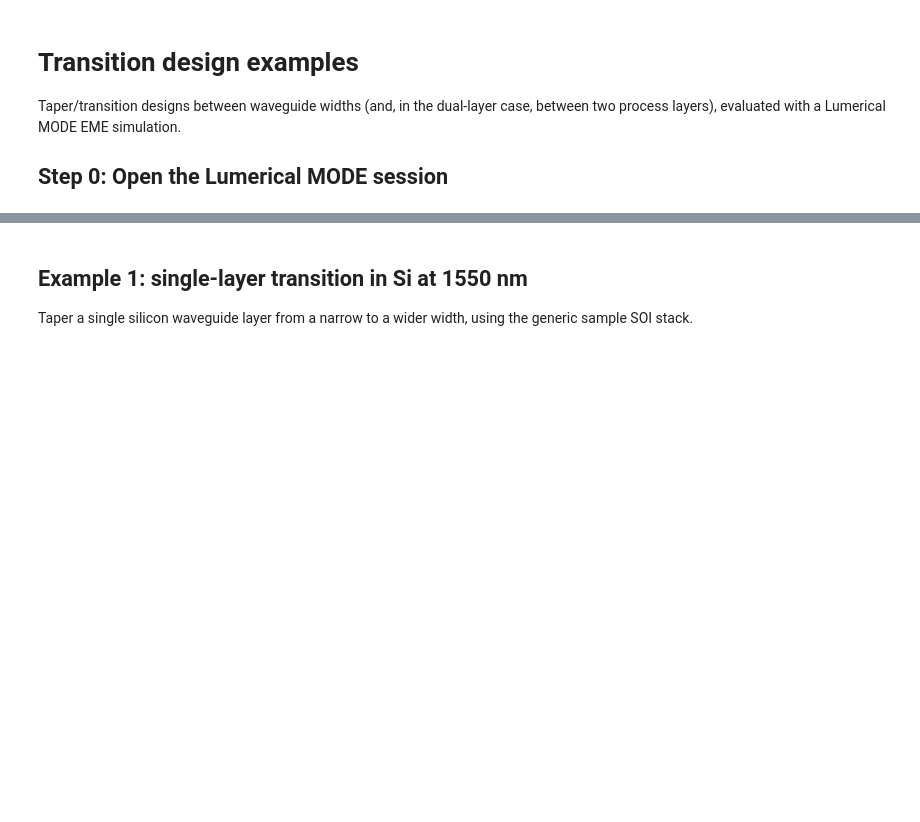
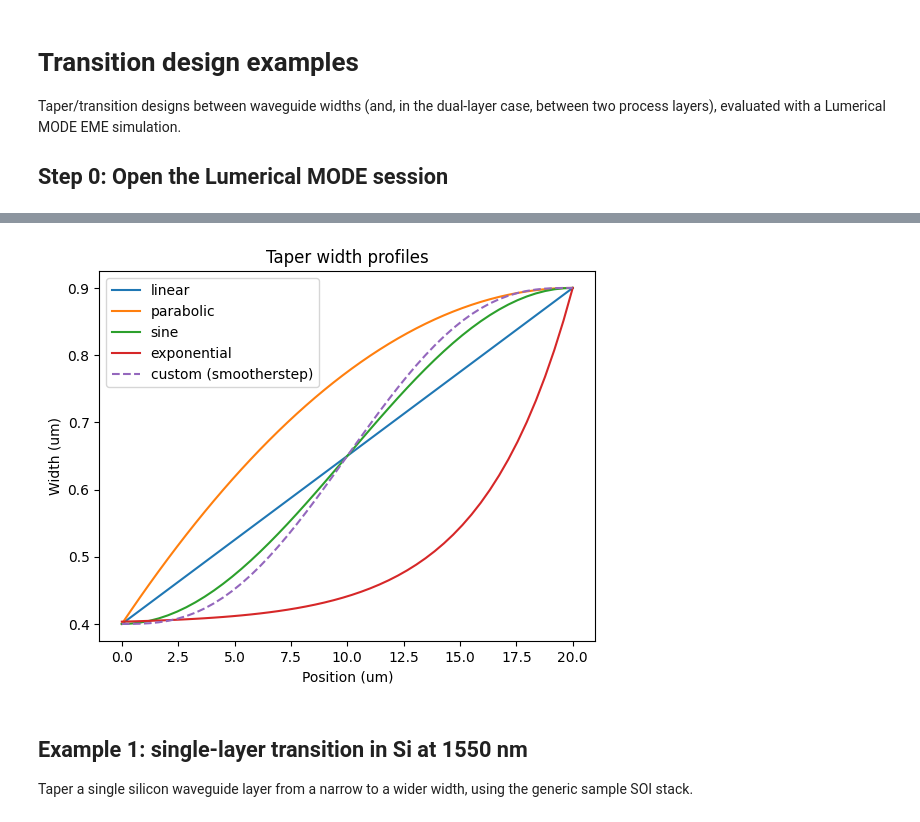
Before and after one commit to Arka-noid/lumerical_simulations, a Jupyter notebook: notebooks/components/transitions/TransitionDesign.ipynb, the cells around one changed output, grey strips where cells are left out. Cells and saved outputs as stored; diff of their text form; code cells hidden in the pictures; blank space fills up the shorter version.

Commit message:
Document and test TransitionDesign notebook; add profile comparison; fix backend cell-range/mode bugs

```diff
--- a/notebooks/components/transitions/TransitionDesign.ipynb
+++ b/notebooks/components/transitions/TransitionDesign.ipynb
@@ -126,3 +163,28 @@ def taper_length_sweep(backend, cell_range=1, lengths=None, plot=True, filename=
+# %%
+def smootherstep_profile(wi, wf, length, n_points=50):
+    """Custom shape: 5th-order smootherstep, zero curvature at both ends unlike the built-ins."""
+    x = np.linspace(0, 1, n_points)
+    blend = 6 * x**5 - 15 * x**4 + 10 * x**3
+    y = wi + (wf - wi) * blend
+    return np.column_stack((x * length, y))
+
+
+builtin_profiles = ["linear", "parabolic", "sine", "exponential"]
+demo_wi, demo_wf, demo_length = 0.4, 0.9, 20
+
+plt.figure()
+for name in builtin_profiles:
+    profile = lu.get_profile(name)(demo_wi, demo_wf, demo_length)
+    plt.plot(profile[:, 0], profile[:, 1], label=name)
+custom_profile = smootherstep_profile(demo_wi, demo_wf, demo_length)
+plt.plot(custom_profile[:, 0], custom_profile[:, 1], "--", label="custom (smootherstep)")
+plt.xlabel("Position (um)")
+plt.ylabel("Width (um)")
+plt.title("Taper width profiles")
+plt.legend()
+plt.show()
+# %% [output]
+[figure, added]
 # %% [markdown]
 ## Example 1: single-layer transition in Si at 1550 nm
 
```
Also changed, not shown: parts of 24 cells of this notebook, 9 other files.
